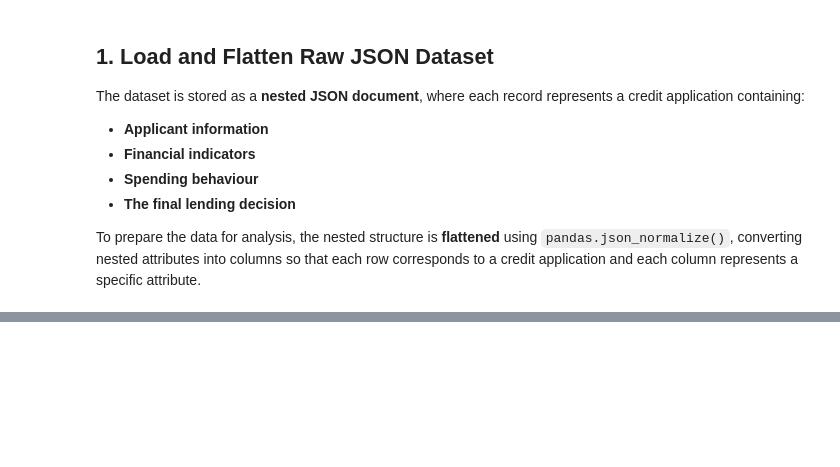
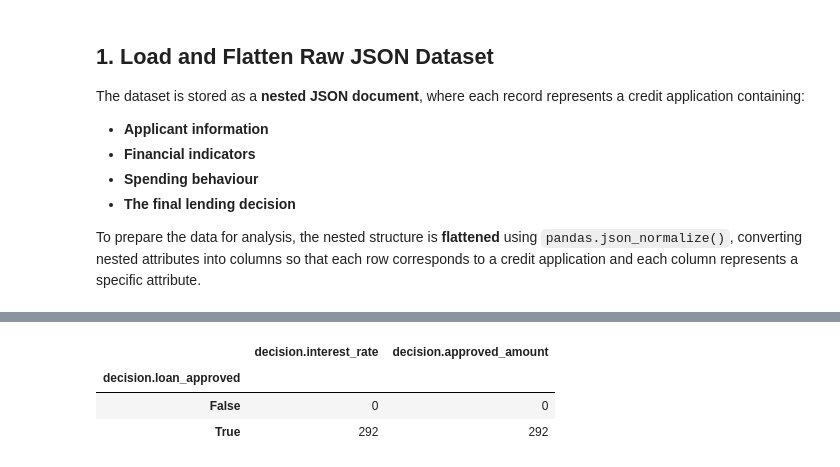
Before and after one commit to Beatrizboal/dego-project-team7, a Jupyter notebook: notebooks/01_data_quality.ipynb, the cells around one changed output, grey strips where cells are left out. Cells and saved outputs as stored; diff of their text form; code cells hidden in the pictures; blank space fills up the shorter version.

```diff
--- a/notebooks/01_data_quality.ipynb
+++ b/notebooks/01_data_quality.ipynb
@@ -49,0 +162,10 @@ Shape of the DataFrame:
+# %%
+df_raw.groupby("decision.loan_approved")[[
+    "decision.interest_rate",
+    "decision.approved_amount"
+]].count()
+# %% [output]
+|  | decision.interest_rate | decision.approved_amount |
+| decision.loan_approved |  |  |
+| False | 0 | 0 |
+| True | 292 | 292 |
```
Also changed, not shown: parts of 15 cells of this notebook.
